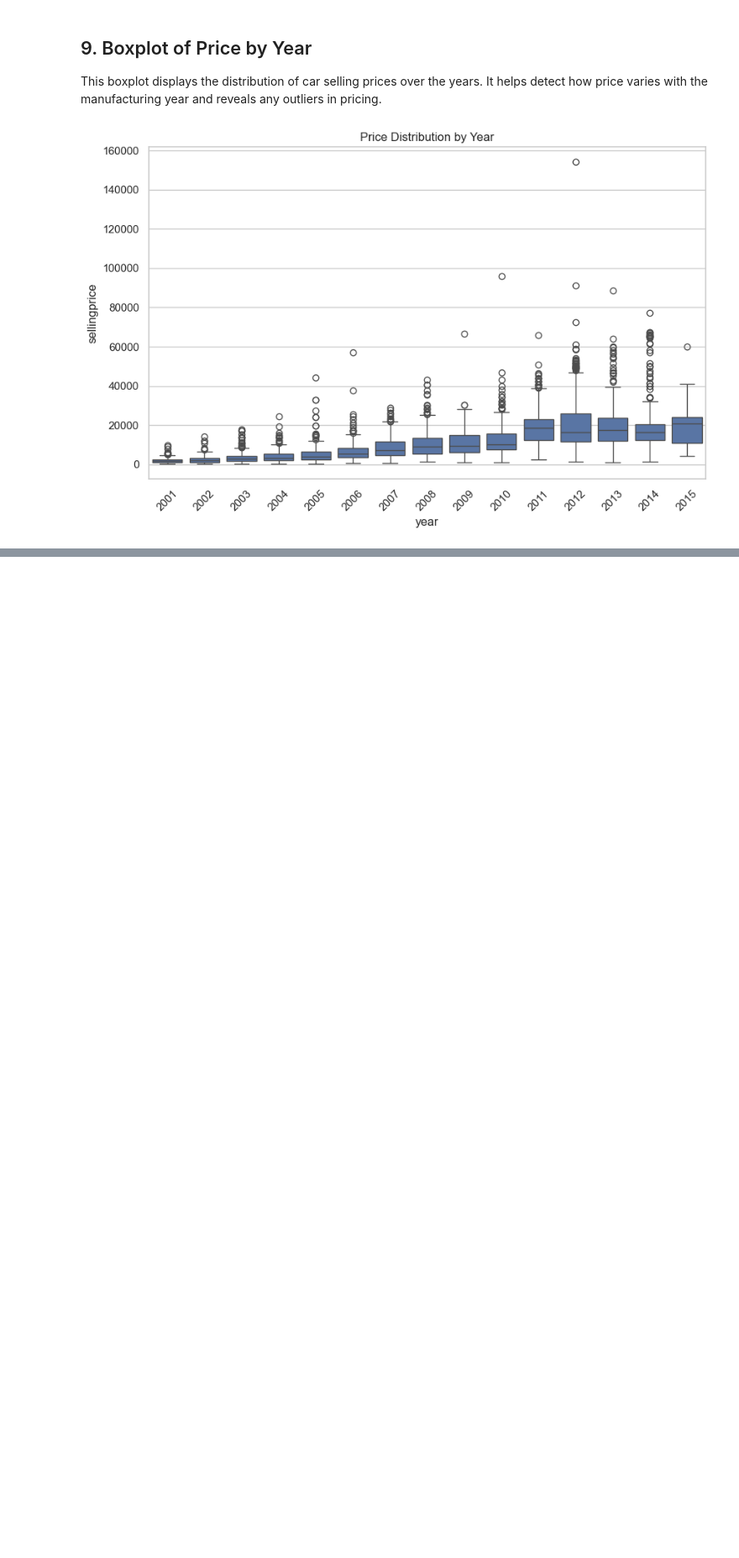
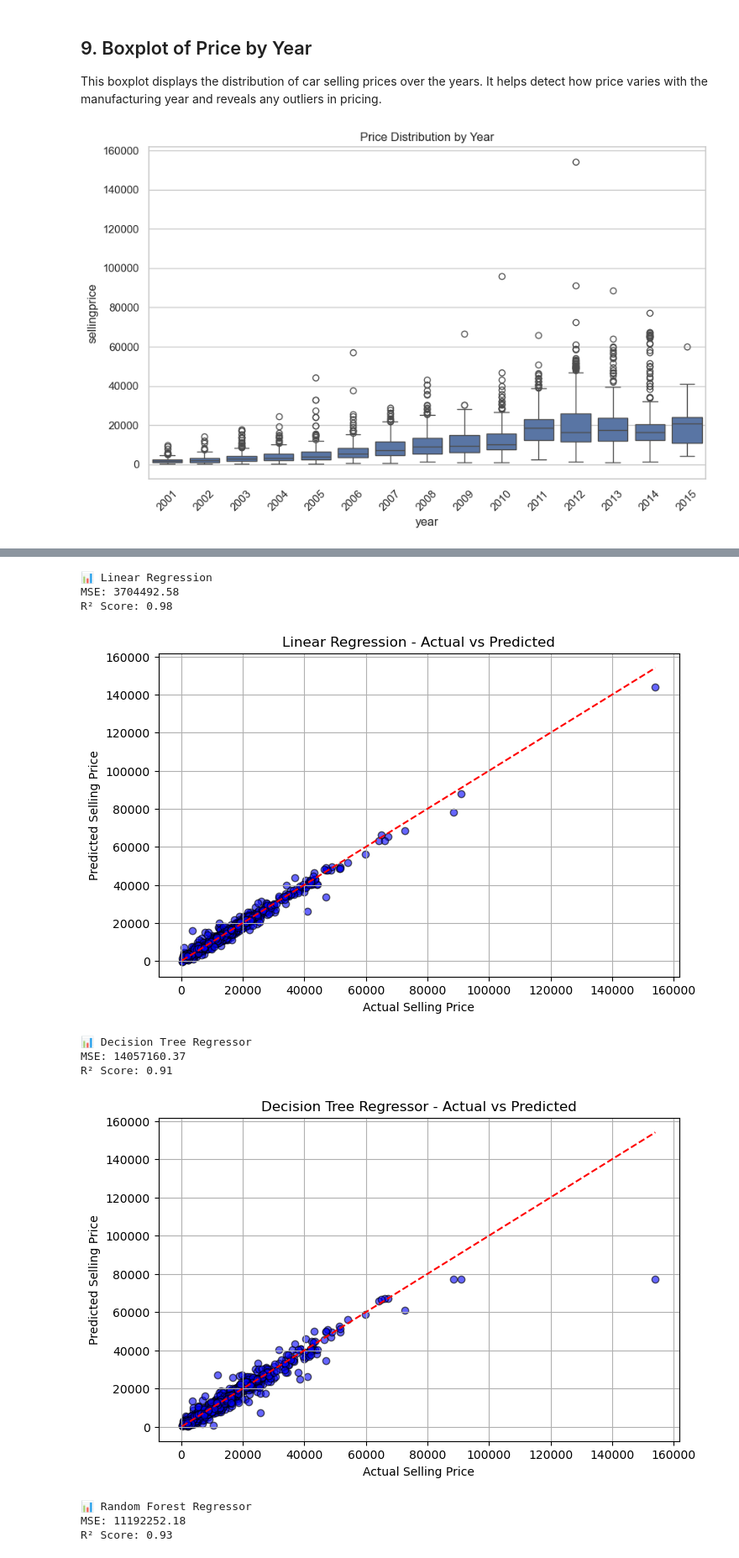
Before and after one commit to sachin-programmer/edaminiproject, a Jupyter notebook: reportof analysis.ipynb, the cells around one changed output, grey strips where cells are left out. Shown at 84% size. Saved outputs shown, nothing was run; the diff lists cells and outputs as text; code cells hidden in the pictures; blank space fills up the shorter version.

```diff
--- a/reportof analysis.ipynb
+++ b/reportof analysis.ipynb
@@ -149,0 +177,72 @@ else:
+# %%
+import pandas as pd
+import numpy as np
+from sklearn.model_selection import train_test_split
+from sklearn.linear_model import LinearRegression
+from sklearn.tree import DecisionTreeRegressor
+from sklearn.ensemble import RandomForestRegressor
+from sklearn.svm import SVR
+from sklearn.metrics import mean_squared_error, r2_score
+from sklearn.preprocessing import LabelEncoder, StandardScaler
+import matplotlib.pyplot as plt
+
+# Load cleaned dataset
+df = pd.read_csv("dataset eda.csv")
+df = df.dropna()  # Drop missing values
+
+# Set target and features
+target = 'sellingprice'
+X = df.drop(columns=[target])
+y = df[target]
+
+# Encode categorical features
+X_encoded = X.copy()
+for col in X_encoded.select_dtypes(include='object'):
+    X_encoded[col] = LabelEncoder().fit_transform(X_encoded[col])
+
+# Scale numeric values
+scaler = StandardScaler()
+X_scaled = scaler.fit_transform(X_encoded)
+
+# Train/Test split
+X_train, X_test, y_train, y_test = train_test_split(X_scaled, y, test_size=0.2, random_state=42)
+
+# Evaluation + Visualization function
+def evaluate_model(model, name):
+    model.fit(X_train, y_train)
+    preds = model.predict(X_test)
+
+    mse = mean_squared_error(y_test, preds)
+    r2 = r2_score(y_test, preds)
+
+    print(f"\n📊 {name}")
+    print("MSE:", round(mse, 2))
+    print("R² Score:", round(r2, 2))
+
+    # Visualize Actual vs Predicted
+    plt.figure(figsize=(8, 5))
+    plt.scatter(y_test, preds, alpha=0.6, color='blue', edgecolors='k')
+    plt.plot([y.min(), y.max()], [y.min(), y.max()], 'r--')
+    plt.xlabel("Actual Selling Price")
+    plt.ylabel("Predicted Selling Price")
+    plt.title(f"{name} - Actual vs Predicted")
+    plt.grid(True)
+    plt.show()
+
+# Train and test 4 ML models
+evaluate_model(LinearRegression(), "Linear Regression")
+evaluate_model(DecisionTreeRegressor(random_state=42), "Decision Tree Regressor")
+evaluate_model(RandomForestRegressor(random_state=42), "Random Forest Regressor")
+evaluate_model(SVR(), "Support Vector Regressor (SVM)")
+# %% [output]
+📊 Linear Regression
+MSE: 3704492.58
+R² Score: 0.98
+[figure, added]
+📊 Decision Tree Regressor
+MSE: 14057160.37
+R² Score: 0.91
+[figure, added]
+📊 Random Forest Regressor
+MSE: 11192252.18
+R² Score: 0.93
```
Also changed, not shown: parts of 2 cells of this notebook.
